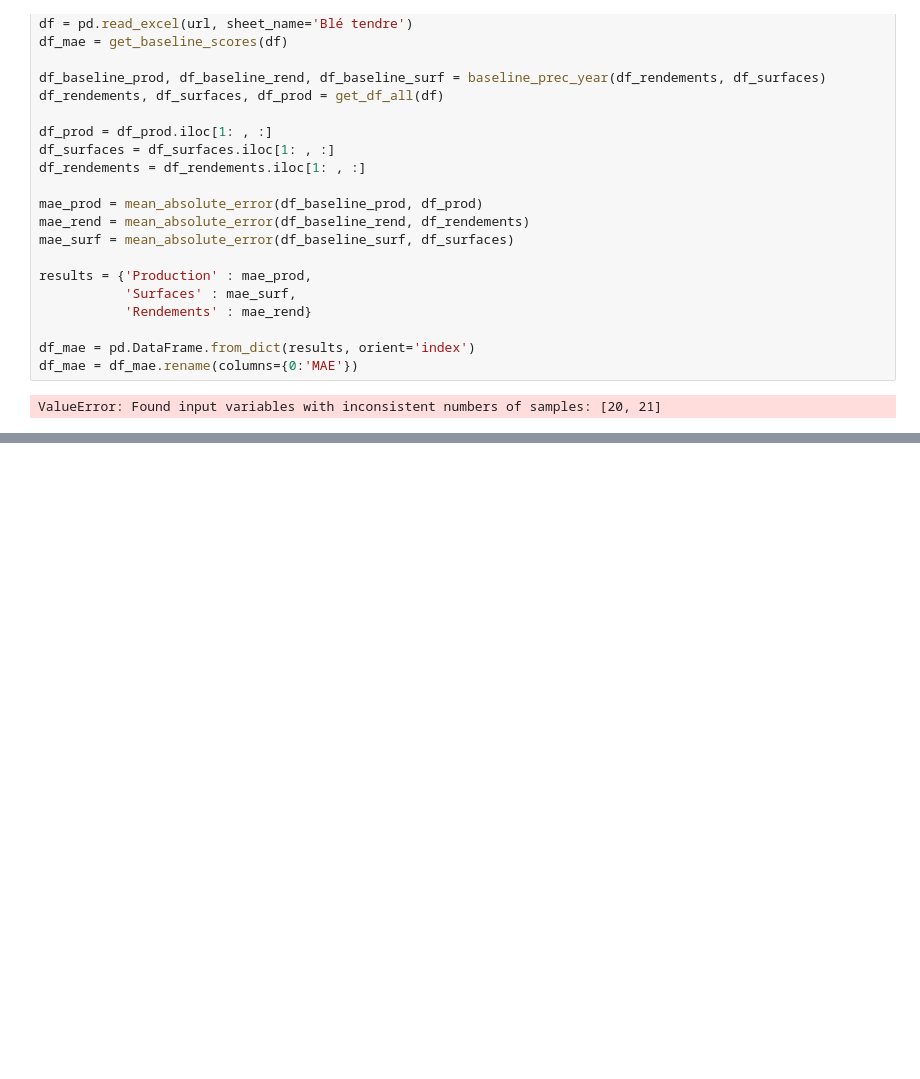
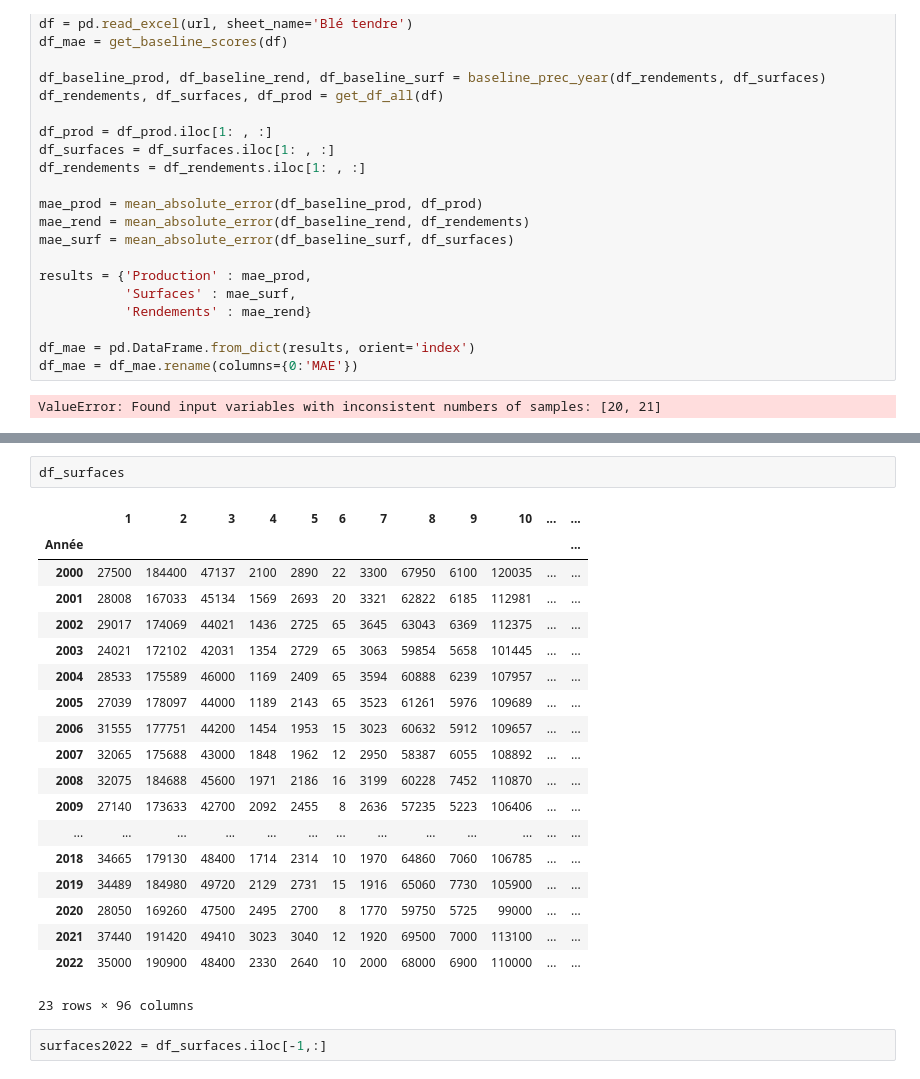
Before and after one commit to PierreCeraH/deepagri, a Jupyter notebook: baseline_prep.ipynb, the cells around one changed output, grey strips where cells are left out. Drawn from its saved outputs; the diff is of its cells as text; blank space fills up the shorter version.

```diff
--- a/baseline_prep.ipynb
+++ b/baseline_prep.ipynb
@@ -394,0 +946,24 @@ df_mae = df_mae.rename(columns={0:'MAE'})
+# %%
+df_surfaces
+# %% [output]
+|  | 1 | 2 | 3 | 4 | 5 | 6 | 7 | 8 | 9 | 10 | ... | ... |
+| Année |  |  |  |  |  |  |  |  |  |  |  | ... |
+| 2000 | 27500 | 184400 | 47137 | 2100 | 2890 | 22 | 3300 | 67950 | 6100 | 120035 | ... | ... |
+| 2001 | 28008 | 167033 | 45134 | 1569 | 2693 | 20 | 3321 | 62822 | 6185 | 112981 | ... | ... |
+| 2002 | 29017 | 174069 | 44021 | 1436 | 2725 | 65 | 3645 | 63043 | 6369 | 112375 | ... | ... |
+| 2003 | 24021 | 172102 | 42031 | 1354 | 2729 | 65 | 3063 | 59854 | 5658 | 101445 | ... | ... |
+| 2004 | 28533 | 175589 | 46000 | 1169 | 2409 | 65 | 3594 | 60888 | 6239 | 107957 | ... | ... |
+| 2005 | 27039 | 178097 | 44000 | 1189 | 2143 | 65 | 3523 | 61261 | 5976 | 109689 | ... | ... |
+| 2006 | 31555 | 177751 | 44200 | 1454 | 1953 | 15 | 3023 | 60632 | 5912 | 109657 | ... | ... |
+| 2007 | 32065 | 175688 | 43000 | 1848 | 1962 | 12 | 2950 | 58387 | 6055 | 108892 | ... | ... |
+| 2008 | 32075 | 184688 | 45600 | 1971 | 2186 | 16 | 3199 | 60228 | 7452 | 110870 | ... | ... |
+| 2009 | 27140 | 173633 | 42700 | 2092 | 2455 | 8 | 2636 | 57235 | 5223 | 106406 | ... | ... |
+| ... | ... | ... | ... | ... | ... | ... | ... | ... | ... | ... | ... | ... |
+| 2018 | 34665 | 179130 | 48400 | 1714 | 2314 | 10 | 1970 | 64860 | 7060 | 106785 | ... | ... |
+| 2019 | 34489 | 184980 | 49720 | 2129 | 2731 | 15 | 1916 | 65060 | 7730 | 105900 | ... | ... |
+| 2020 | 28050 | 169260 | 47500 | 2495 | 2700 | 8 | 1770 | 59750 | 5725 | 99000 | ... | ... |
+| 2021 | 37440 | 191420 | 49410 | 3023 | 3040 | 12 | 1920 | 69500 | 7000 | 113100 | ... | ... |
+| 2022 | 35000 | 190900 | 48400 | 2330 | 2640 | 10 | 2000 | 68000 | 6900 | 110000 | ... | ... |
+23 rows × 96 columns
+# %%
+surfaces2022 = df_surfaces.iloc[-1,:]
```
Also changed, not shown: parts of 47 cells of this notebook, 4 other files.
